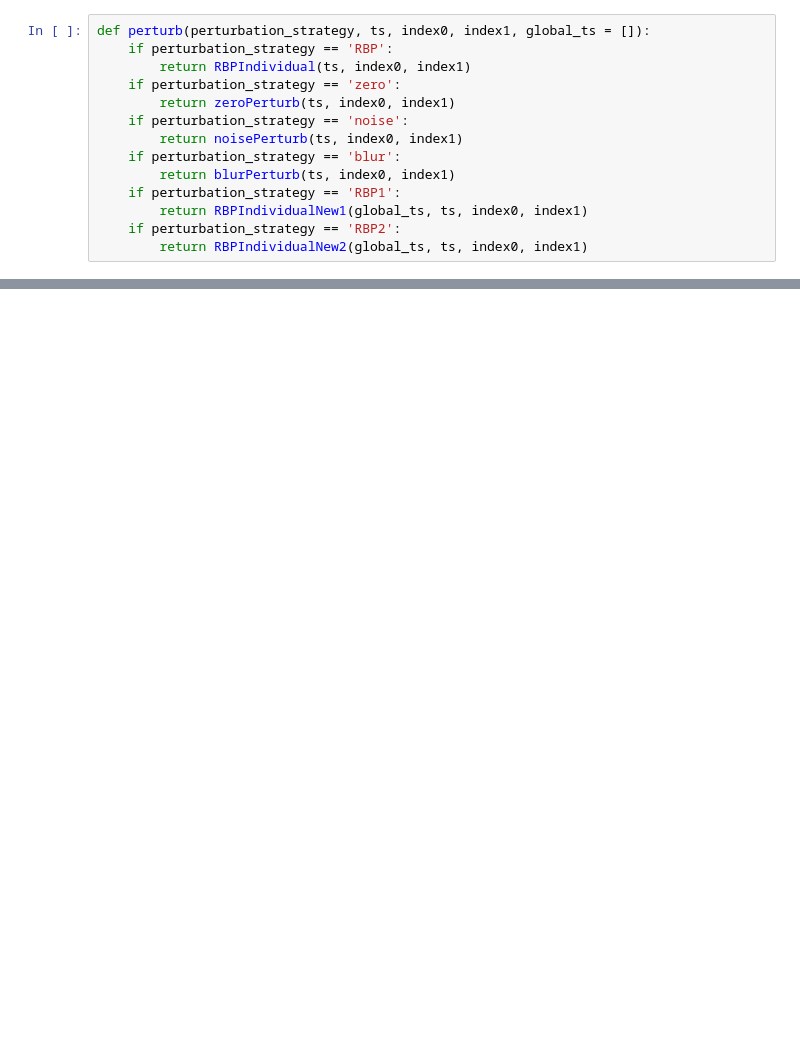
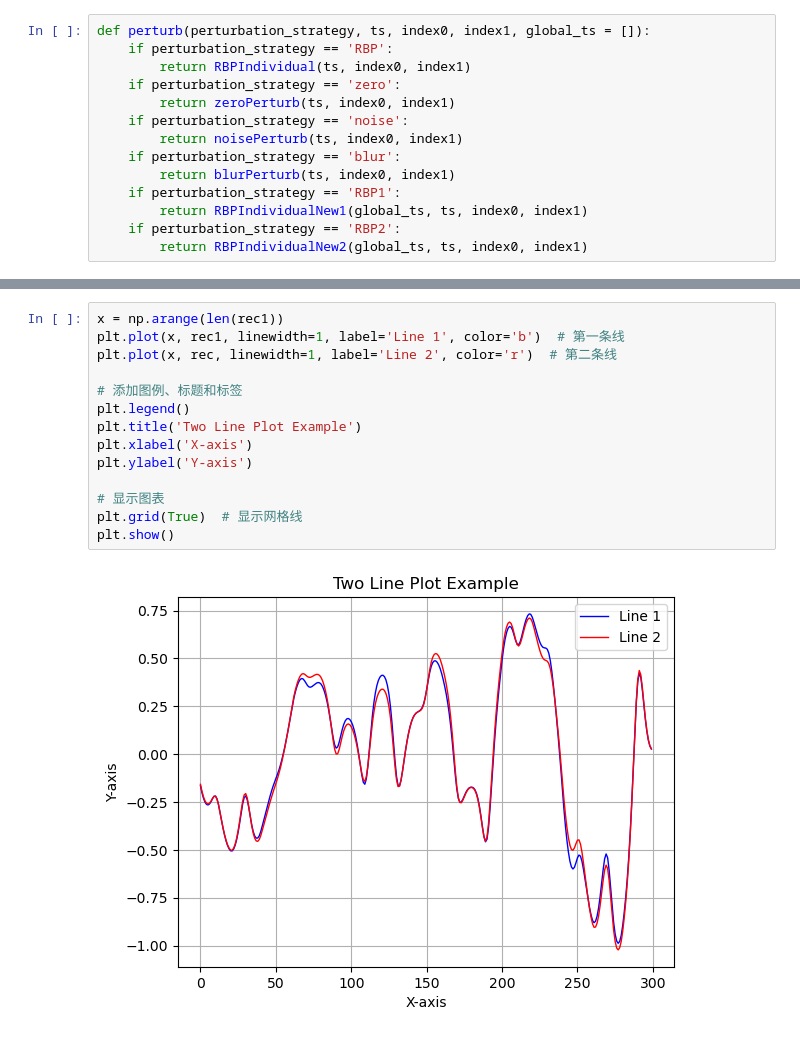
Before and after one commit to hjc0001/LIMESegment, a Jupyter notebook: Experiments/perturbNew.ipynb, the cells around one changed output, grey strips where cells are left out. Cells and saved outputs as stored; diff of their text form; blank space fills up the shorter version.

```diff
--- a/Experiments/perturbNew.ipynb
+++ b/Experiments/perturbNew.ipynb
@@ -170,0 +265,16 @@ def perturb(perturbation_strategy, ts, index0, index1, global_ts = []):
+# %%
+x = np.arange(len(rec1))
+plt.plot(x, rec1, linewidth=1, label='Line 1', color='b')  # 第一条线
+plt.plot(x, rec, linewidth=1, label='Line 2', color='r')  # 第二条线
+
+# 添加图例、标题和标签
+plt.legend()
+plt.title('Two Line Plot Example')
+plt.xlabel('X-axis')
+plt.ylabel('Y-axis')
+
+# 显示图表
+plt.grid(True)  # 显示网格线
+plt.show()
+# %% [output]
+[figure, added]
```
Also changed, not shown: parts of 5 cells of this notebook, 8 other files.
